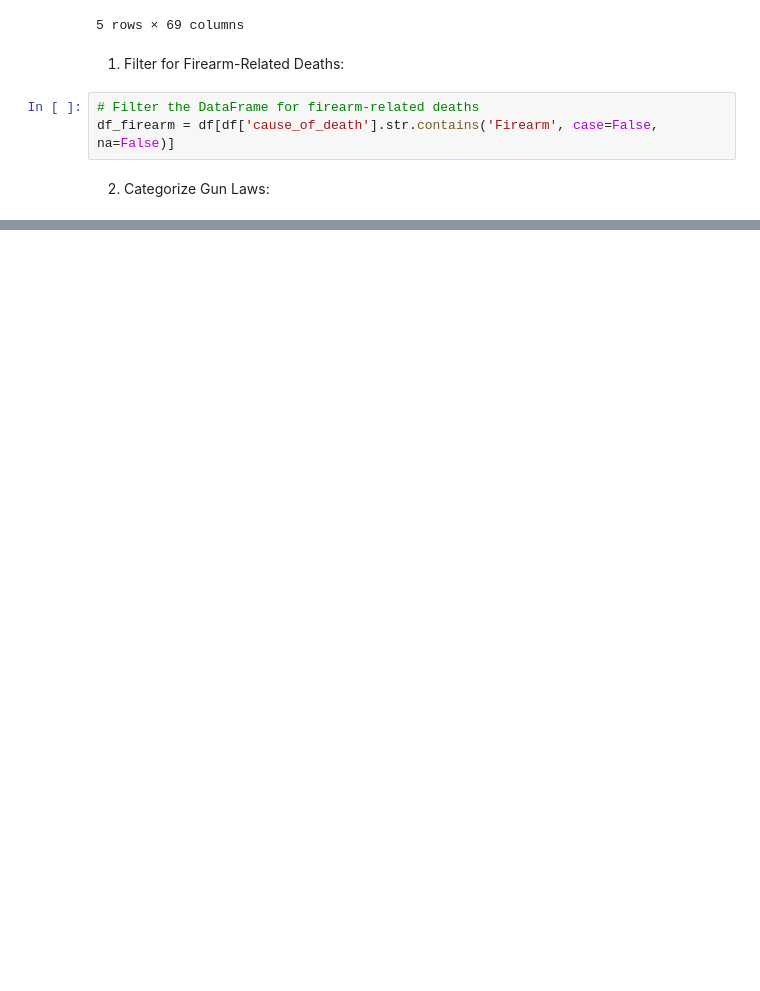
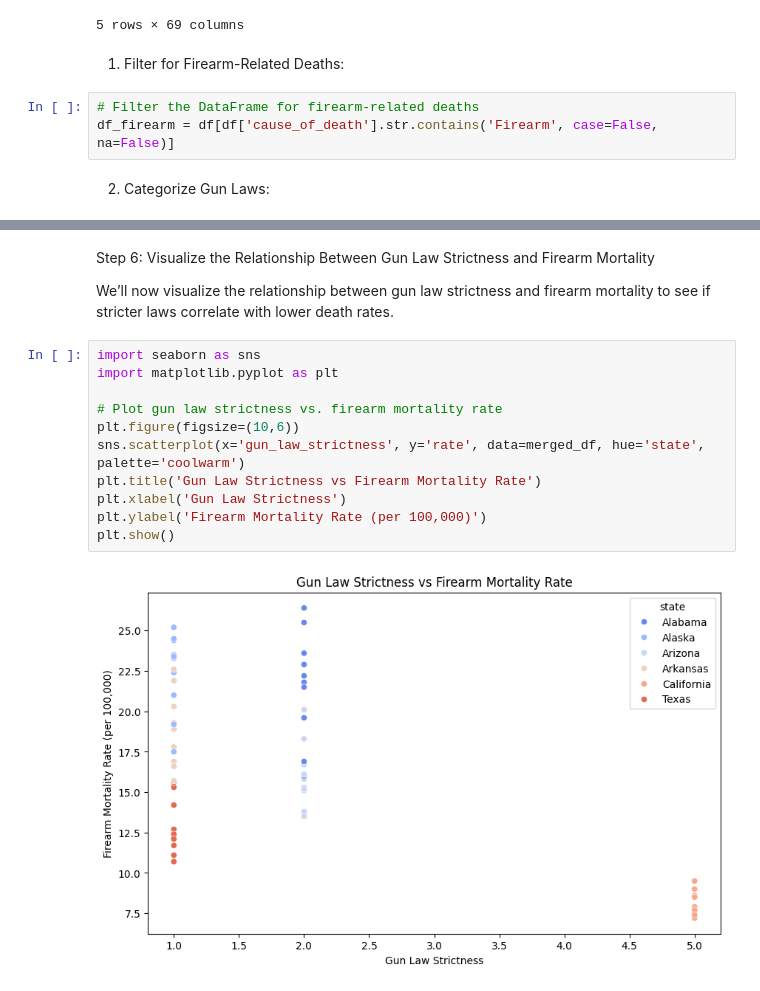
Before and after one commit to waheeb123/Data-608, a Jupyter notebook: Story_3_.ipynb, the cells around one changed output, grey strips where cells are left out. Drawn from its saved outputs; the diff is of its cells as text; blank space fills up the shorter version.

```diff
--- a/Story_3_.ipynb
+++ b/Story_3_.ipynb
@@ -96,0 +123,17 @@ merged_df.head()
+# %% [markdown]
+Step 6: Visualize the Relationship Between Gun Law Strictness and Firearm Mortality
+
+We’ll now visualize the relationship between gun law strictness and firearm mortality to see if stricter laws correlate with lower death rates.
+# %%
+import seaborn as sns
+import matplotlib.pyplot as plt
+
+# Plot gun law strictness vs. firearm mortality rate
+plt.figure(figsize=(10,6))
+sns.scatterplot(x='gun_law_strictness', y='rate', data=merged_df, hue='state', palette='coolwarm')
+plt.title('Gun Law Strictness vs Firearm Mortality Rate')
+plt.xlabel('Gun Law Strictness')
+plt.ylabel('Firearm Mortality Rate (per 100,000)')
+plt.show()
+# %% [output]
+[figure, added]
```
Also changed, not shown: parts of 12 cells of this notebook.
